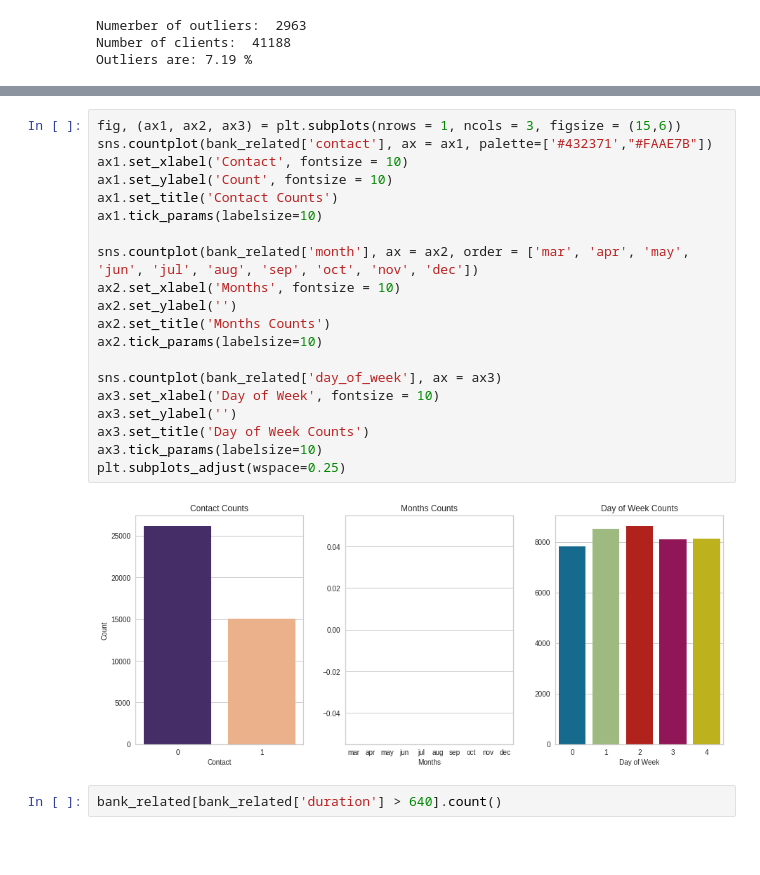
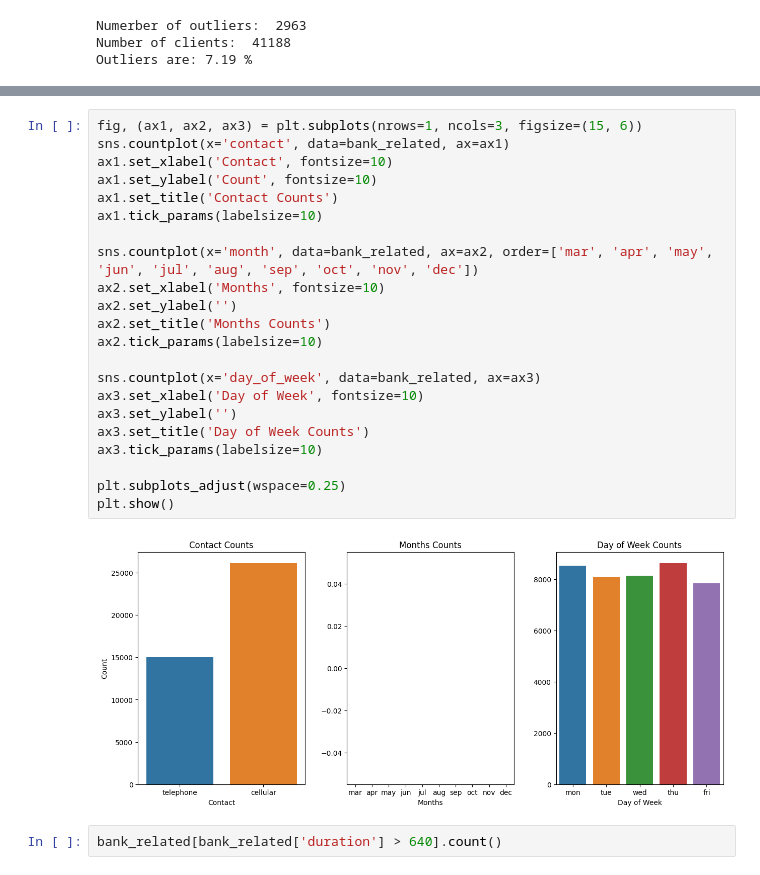
Before and after one commit to jibbsmathew/Bank_Dataset_KMeans_FuzzyCMeans, a Jupyter notebook: Bank_KMeans_FuzzyCMeans.ipynb, the cells around one changed output, grey strips where cells are left out. Drawn from its saved outputs; the diff is of its cells as text; blank space fills up the shorter version.

Commit message:
Updated plots for better results

```diff
--- a/Bank_KMeans_FuzzyCMeans.ipynb
+++ b/Bank_KMeans_FuzzyCMeans.ipynb
@@ -716,25 +730,27 @@ df_train[(df_train['duration'] == 0)]
 # %%
-fig, (ax1, ax2, ax3) = plt.subplots(nrows = 1, ncols = 3, figsize = (15,6))
-sns.countplot(bank_related['contact'], ax = ax1, palette=['#432371',"#FAAE7B"])
-ax1.set_xlabel('Contact', fontsize = 10)
-ax1.set_ylabel('Count', fontsize = 10)
+fig, (ax1, ax2, ax3) = plt.subplots(nrows=1, ncols=3, figsize=(15, 6))
+sns.countplot(x='contact', data=bank_related, ax=ax1)
+ax1.set_xlabel('Contact', fontsize=10)
+ax1.set_ylabel('Count', fontsize=10)
 ax1.set_title('Contact Counts')
 ax1.tick_params(labelsize=10)
 
-sns.countplot(bank_related['month'], ax = ax2, order = ['mar', 'apr', 'may', 'jun', 'jul', 'aug', 'sep', 'oct', 'nov', 'dec'])
-ax2.set_xlabel('Months', fontsize = 10)
+sns.countplot(x='month', data=bank_related, ax=ax2, order=['mar', 'apr', 'may', 'jun', 'jul', 'aug', 'sep', 'oct', 'nov', 'dec'])
+ax2.set_xlabel('Months', fontsize=10)
 ax2.set_ylabel('')
 ax2.set_title('Months Counts')
 ax2.tick_params(labelsize=10)
 
-sns.countplot(bank_related['day_of_week'], ax = ax3)
-ax3.set_xlabel('Day of Week', fontsize = 10)
+sns.countplot(x='day_of_week', data=bank_related, ax=ax3)
+ax3.set_xlabel('Day of Week', fontsize=10)
 ax3.set_ylabel('')
 ax3.set_title('Day of Week Counts')
 ax3.tick_params(labelsize=10)
+
 plt.subplots_adjust(wspace=0.25)
+plt.show()
 # %% [output]
-[figure, old version]
+[figure, new version]
 # %%
 bank_related[bank_related['duration'] > 640].count()
 # %% [output]
```
Also changed, not shown: parts of 34 cells of this notebook.
